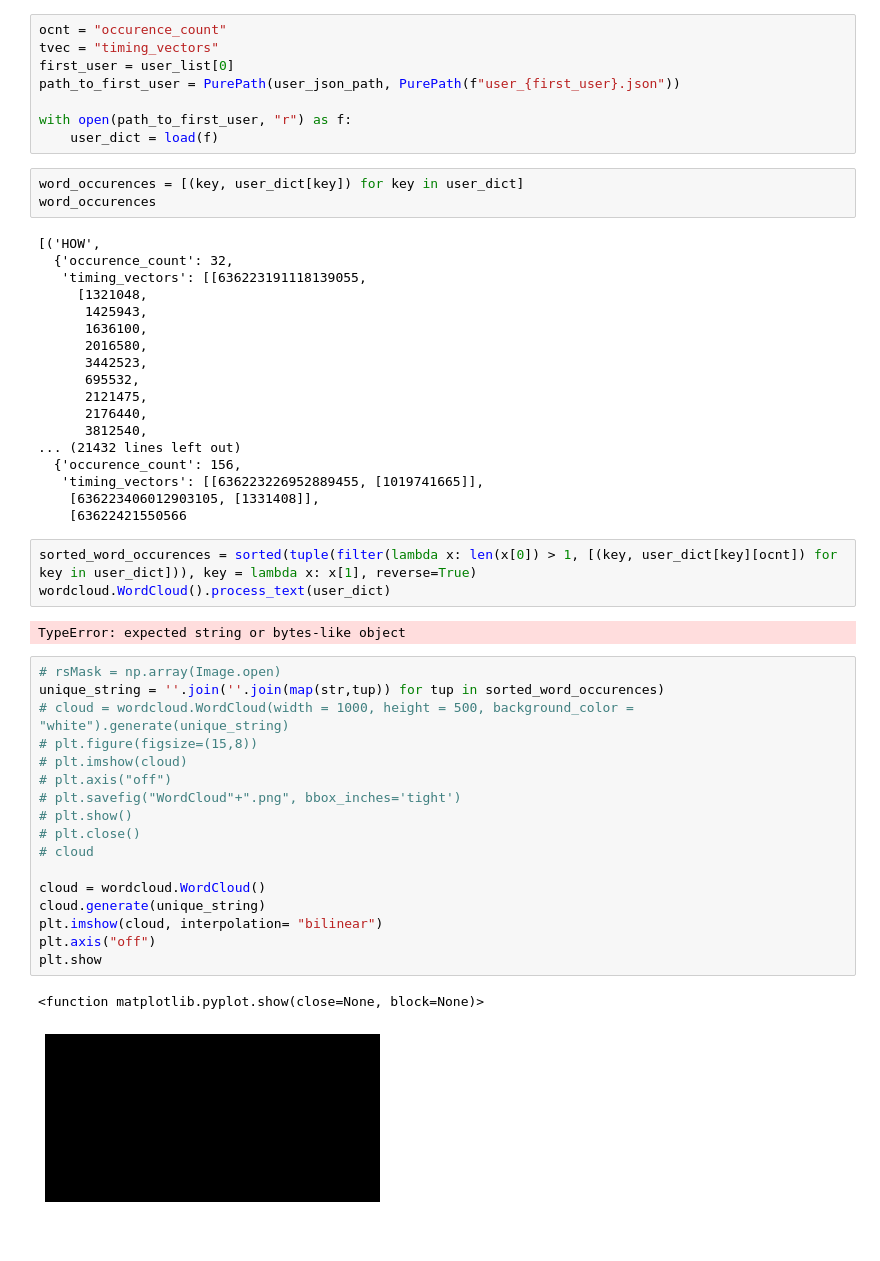
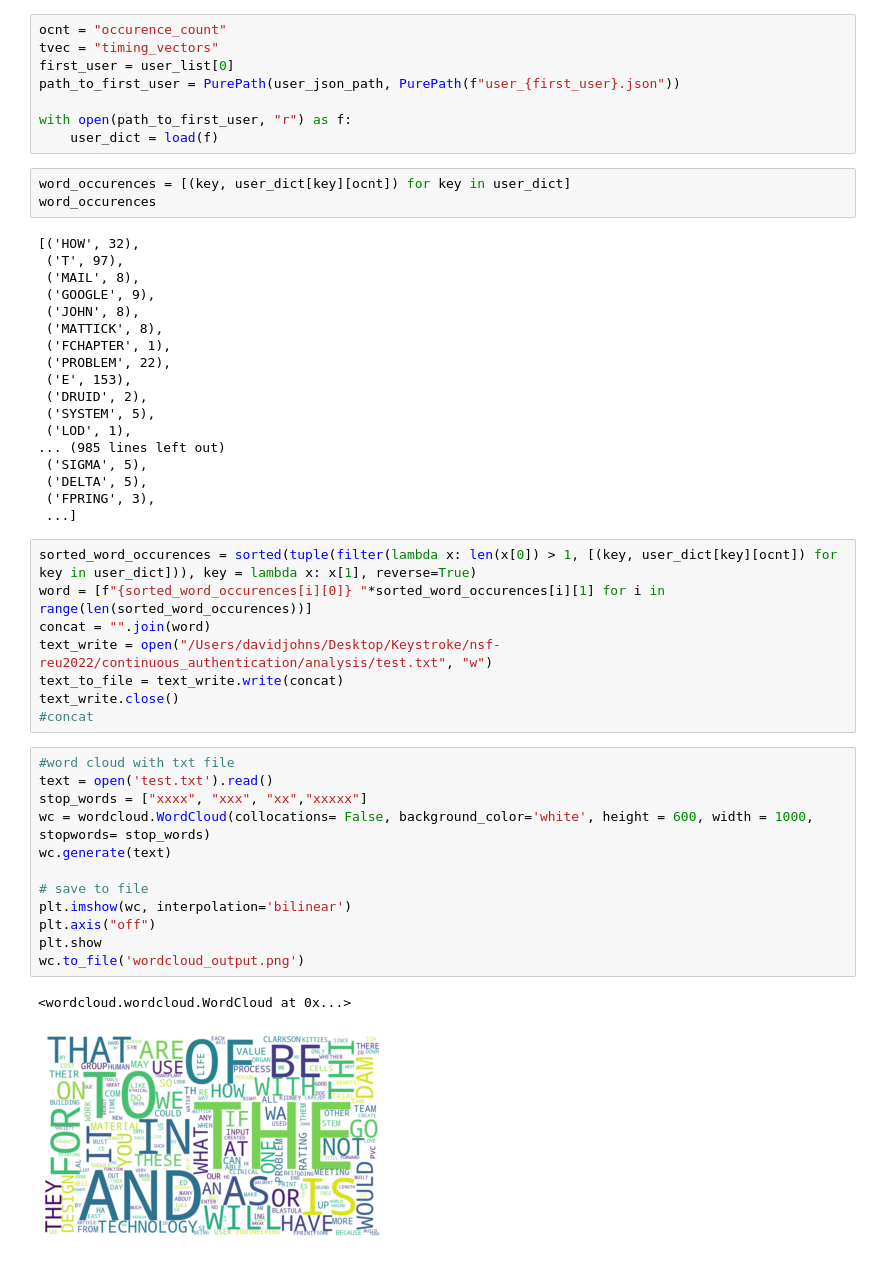
Before and after one commit to Joshua-Elms/nsf-reu2022, a Jupyter notebook: continuous_authentication/analysis/wordcloud.ipynb, the cells around one changed output. Saved outputs shown, nothing was run; the diff lists cells and outputs as text.

```diff
--- a/continuous_authentication/analysis/wordcloud.ipynb
+++ b/continuous_authentication/analysis/wordcloud.ipynb
@@ -21,48 +22,46 @@ path_to_first_user = PurePath(user_json_path, PurePath(f"user_{first_user}.json"
 with open(path_to_first_user, "r") as f:
     user_dict = load(f)
 # %%
-word_occurences = [(key, user_dict[key]) for key in user_dict]
+word_occurences = [(key, user_dict[key][ocnt]) for key in user_dict]
 word_occurences
 # %% [output]
-[('HOW',
-  {'occurence_count': 32,
-   'timing_vectors': [[636223191118139055,
-     [1321048,
-      1425943,
-      1636100,
-      2016580,
-      3442523,
-      695532,
-      2121475,
-      2176440,
-      3812540,
-... (21432 lines left out)
-  {'occurence_count': 156,
-   'timing_vectors': [[636223226952889455, [1019741665]],
-    [636223406012903105, [1331408]],
-    [63622421550566
+[('HOW', 32),
+ ('T', 97),
+ ('MAIL', 8),
+ ('GOOGLE', 9),
+ ('JOHN', 8),
+ ('MATTICK', 8),
+ ('FCHAPTER', 1),
+ ('PROBLEM', 22),
+ ('E', 153),
+ ('DRUID', 2),
+ ('SYSTEM', 5),
+ ('LOD', 1),
+... (985 lines left out)
+ ('SIGMA', 5),
+ ('DELTA', 5),
+ ('FPRING', 3),
+ ...]
 # %%
 sorted_word_occurences = sorted(tuple(filter(lambda x: len(x[0]) > 1, [(key, user_dict[key][ocnt]) for key in user_dict])), key = lambda x: x[1], reverse=True)
-wordcloud.WordCloud().process_text(user_dict)
+word = [f"{sorted_word_occurences[i][0]} "*sorted_word_occurences[i][1] for i in range(len(sorted_word_occurences))]
+concat = "".join(word)
+text_write = open("/Users/davidjohns/Desktop/Keystroke/nsf-reu2022/continuous_authentication/analysis/test.txt", "w")
+text_to_file = text_write.write(concat)
+text_write.close()
+#concat
-# %% [output]
-TypeError: expected string or bytes-like object
-# %%
-# rsMask = np.array(Image.open)
-unique_string = ''.join(''.join(map(str,tup)) for tup in sorted_word_occurences)
-# cloud = wordcloud.WordCloud(width = 1000, height = 500, background_color = "white").generate(unique_string)
-# plt.figure(figsize=(15,8))
-# plt.imshow(cloud)
-# plt.axis("off")
-# plt.savefig("WordCloud"+".png", bbox_inches='tight')
-# plt.show()
-# plt.close()
-# cloud
-
-cloud = wordcloud.WordCloud()
-cloud.generate(unique_string)
-plt.imshow(cloud, interpolation= "bilinear")
-plt.axis("off")
-plt.show
-# %% [output]
-<function matplotlib.pyplot.show(close=None, block=None)>
-[figure, removed]
+# %%
+#word cloud with txt file
+text = open('test.txt').read()
+stop_words = ["xxxx", "xxx", "xx","xxxxx"]
+wc = wordcloud.WordCloud(collocations= False, background_color='white', height = 600, width = 1000, stopwords= stop_words)
+wc.generate(text)
+
+# save to file
+plt.imshow(wc, interpolation='bilinear')
+plt.axis("off")
+plt.show
+wc.to_file('wordcloud_output.png')
+# %% [output]
+<wordcloud.wordcloud.WordCloud at 0x...>
+[figure, added]
```
Also changed, not shown: parts of 1 cell of this notebook, 2 other files.
